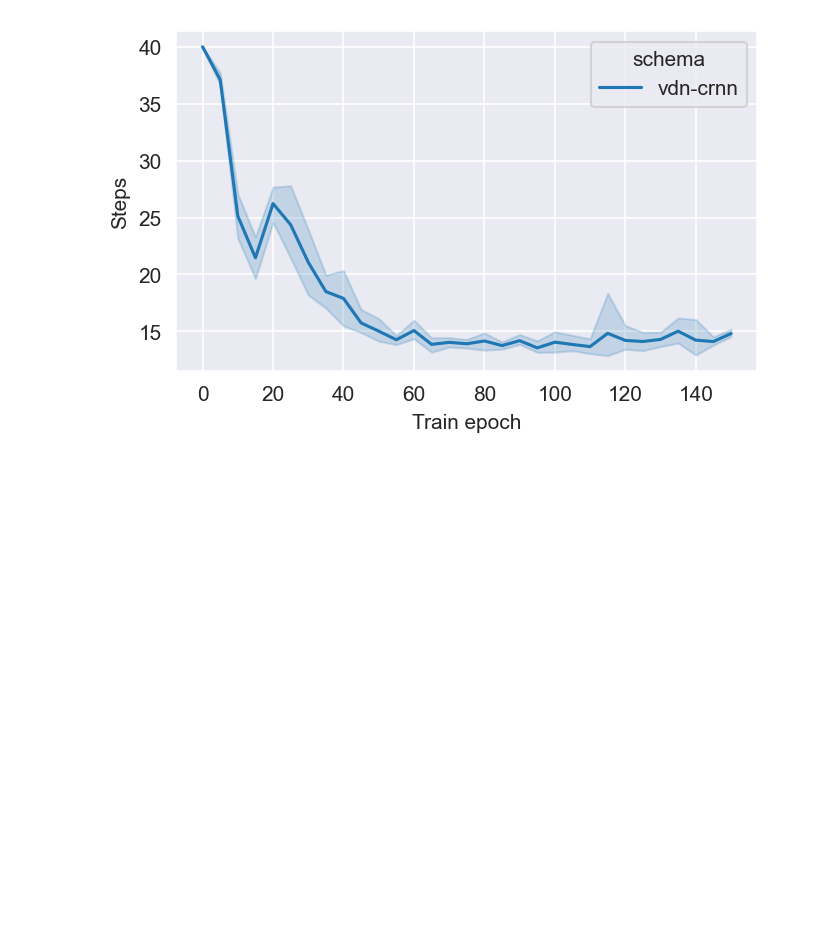
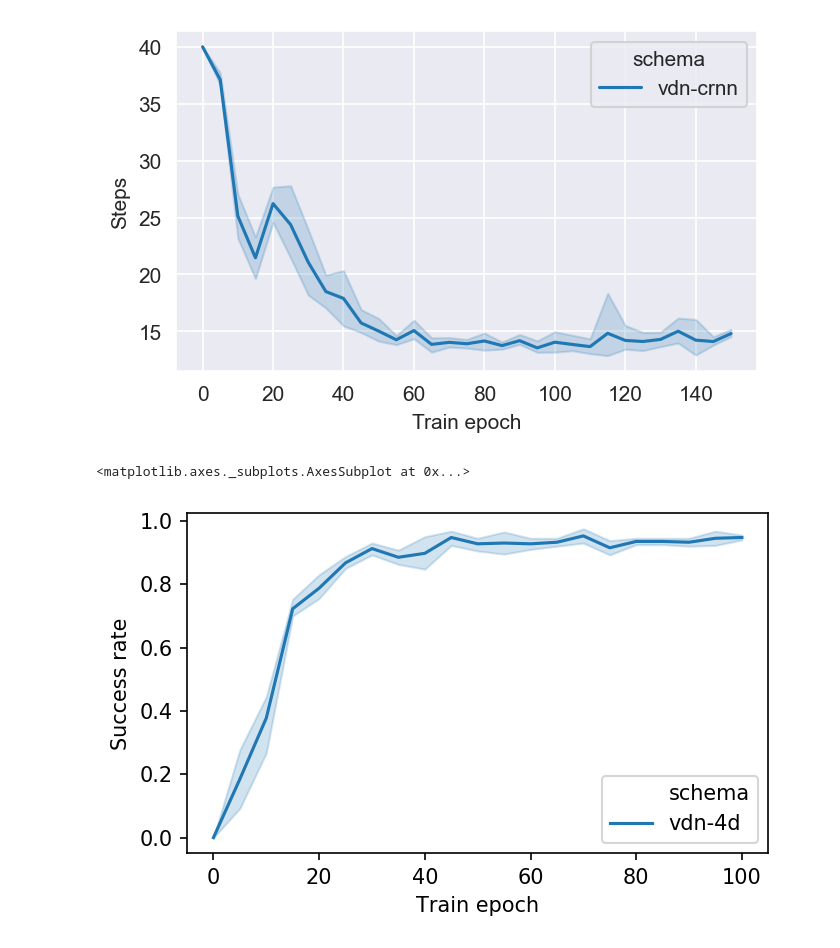
Before and after one commit to Polaris-Yang/MARL-DMFB, a Jupyter notebook: drawRes-dmfb/DrawRes.ipynb, the cells around one changed output. Saved outputs shown, nothing was run; the diff lists cells and outputs as text; code cells hidden in the pictures; blank space fills up the shorter version.

```diff
--- a/drawRes-dmfb/DrawRes.ipynb
+++ b/drawRes-dmfb/DrawRes.ipynb
@@ -165,3 +161,21 @@ sns.lineplot(x='Train epoch',y='Steps',hue='schema',style='schema',data=dd4)
 # %% [output]
 <AxesSubplot:xlabel='Train epoch', ylabel='Steps'>
 [figure]
+# %%
+d4 = load_vdn_data('vdn-4d',maxiter=100,space=5)
+# d4p=load_ppo_data('ppo-3d',200,2)
+# dd3 =  d3[d3['Train epoch'] %5==0]
+# d3total=pd.concat([dd3,d3p])
+# c = pd.concat([aa,b],axis=0)
+last  = d4[d4['Train epoch'] == 100]
+x = np.arange(150,201)
+y_s = np.ones(201-150)*[np.sum(last['Success rate'])/len(last)]
+y_step = np.ones(201-150)*[np.sum(last['Steps'])/len(last)]
+y_r = np.ones(201-150)*[np.sum(last['Rewards'])/len(last)]
+# %%
+fig,ax1 = plt.subplots(dpi=150,figsize=(5,3))
+sns.lineplot(x='Train epoch',y='Success rate',hue='schema',style='schema',data=d4)
+# ax1 = plt.plot(x,y_s,linestyle = '--',color=(0.12156862745098039, 0.4666666666666667, 0.7058823529411765))
+# %% [output]
+<matplotlib.axes._subplots.AxesSubplot at 0x...>
+[figure, added]
```
Also changed, not shown: parts of 3 cells of this notebook, 25 other files.
